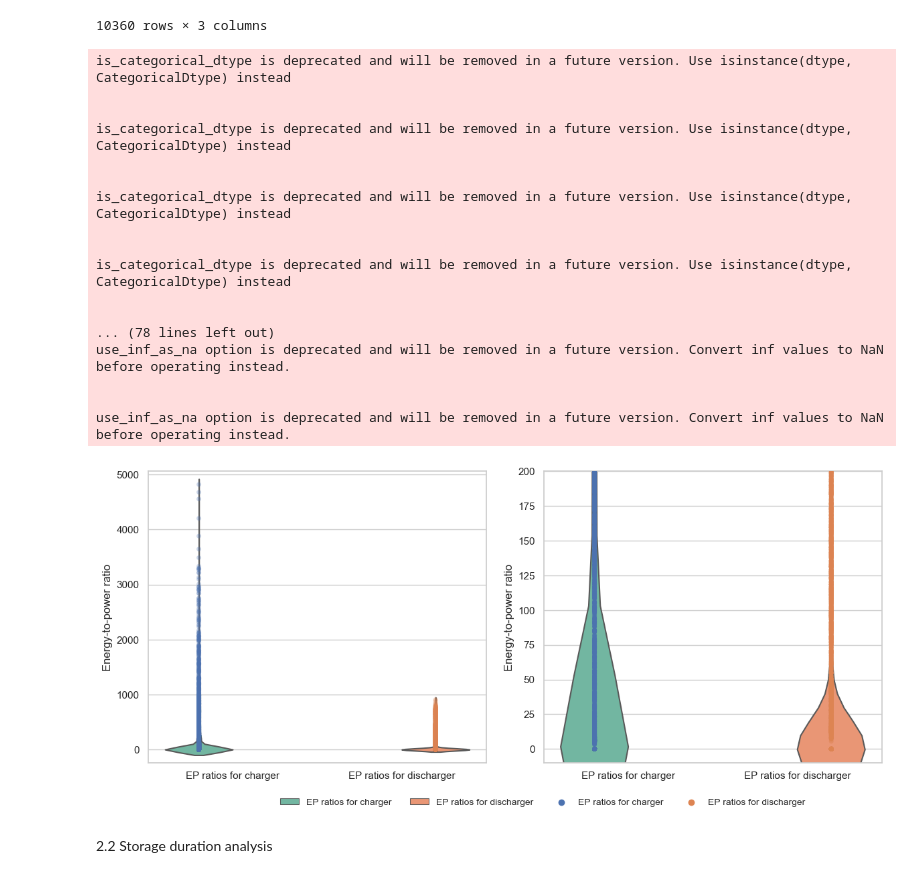
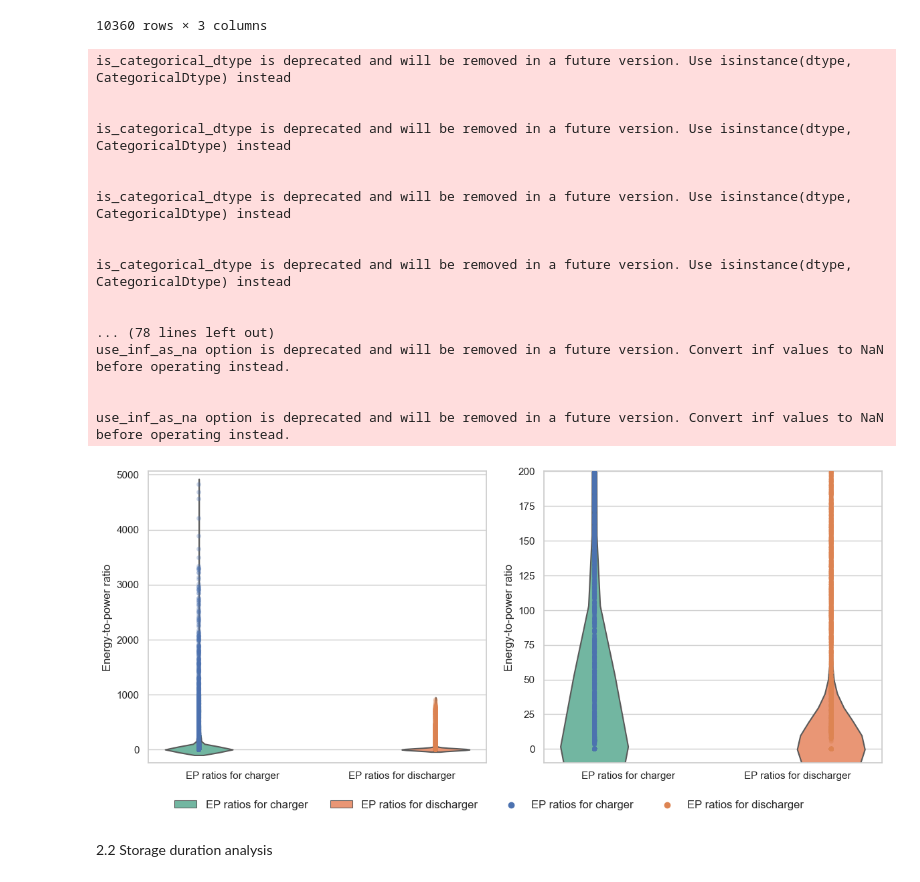
Before and after one commit to DKMahto/Thesis-codes, a Jupyter notebook: Jupyter-plotting-and-analysis/Design of MDES analysis.ipynb, the cells around one changed output. Drawn from its saved outputs; the diff is of its cells as text; code cells hidden in the pictures.

```diff
--- a/Jupyter-plotting-and-analysis/Design of MDES analysis.ipynb
+++ b/Jupyter-plotting-and-analysis/Design of MDES analysis.ipynb
@@ -399,36 +400,36 @@ sns.stripplot(data=df_EP, x='EP ratios', y='Energy-to-power ratio', hue='EP rati
 
 # remove the legend and xlabel of subplots
 ax1.get_legend().remove()
 ax2.get_legend().remove()
 ax1.set_xlabel('')
 ax2.set_xlabel('')
 
 # add one legend
 handles1, labels1 = ax1.get_legend_handles_labels()
-fig.legend(handles1, labels1, bbox_to_anchor=(0.9, 0.01), ncol=4, fontsize=10, frameon=False)
+fig.legend(handles1, labels1, bbox_to_anchor=(0.9, 0.01), ncol=4, fontsize=12, frameon=False)
 plt.tight_layout()
 plt.ylim(-10,200)
-plt.savefig("Comparison of Optimal Energy to Power Ratios Ranges.pdf", bbox_inches='tight')
+#plt.savefig("Comparison of Optimal Energy to Power Ratios Ranges.pdf", bbox_inches='tight')
 plt.show()
 # %% [output]
 is_categorical_dtype is deprecated and will be removed in a future version. Use isinstance(dtype, CategoricalDtype) instead
 
 
 is_categorical_dtype is deprecated and will be removed in a future version. Use isinstance(dtype, CategoricalDtype) instead
 
 
 is_categorical_dtype is deprecated and will be removed in a future version. Use isinstance(dtype, CategoricalDtype) instead
 
 
 is_categorical_dtype is deprecated and will be removed in a future version. Use isinstance(dtype, CategoricalDtype) instead
 
 
 ... (78 lines left out)
 use_inf_as_na option is deprecated and will be removed in a future version. Convert inf values to NaN before operating instead.
 
 
 use_inf_as_na option is deprecated and will be removed in a future version. Convert inf values to NaN before operating instead.
-[figure, old version]
+[figure, new version]
 # %% [markdown]
 2.2 Storage duration analysis
 # %%
```
Also changed, not shown: parts of 35 cells of this notebook, 4 other files.
